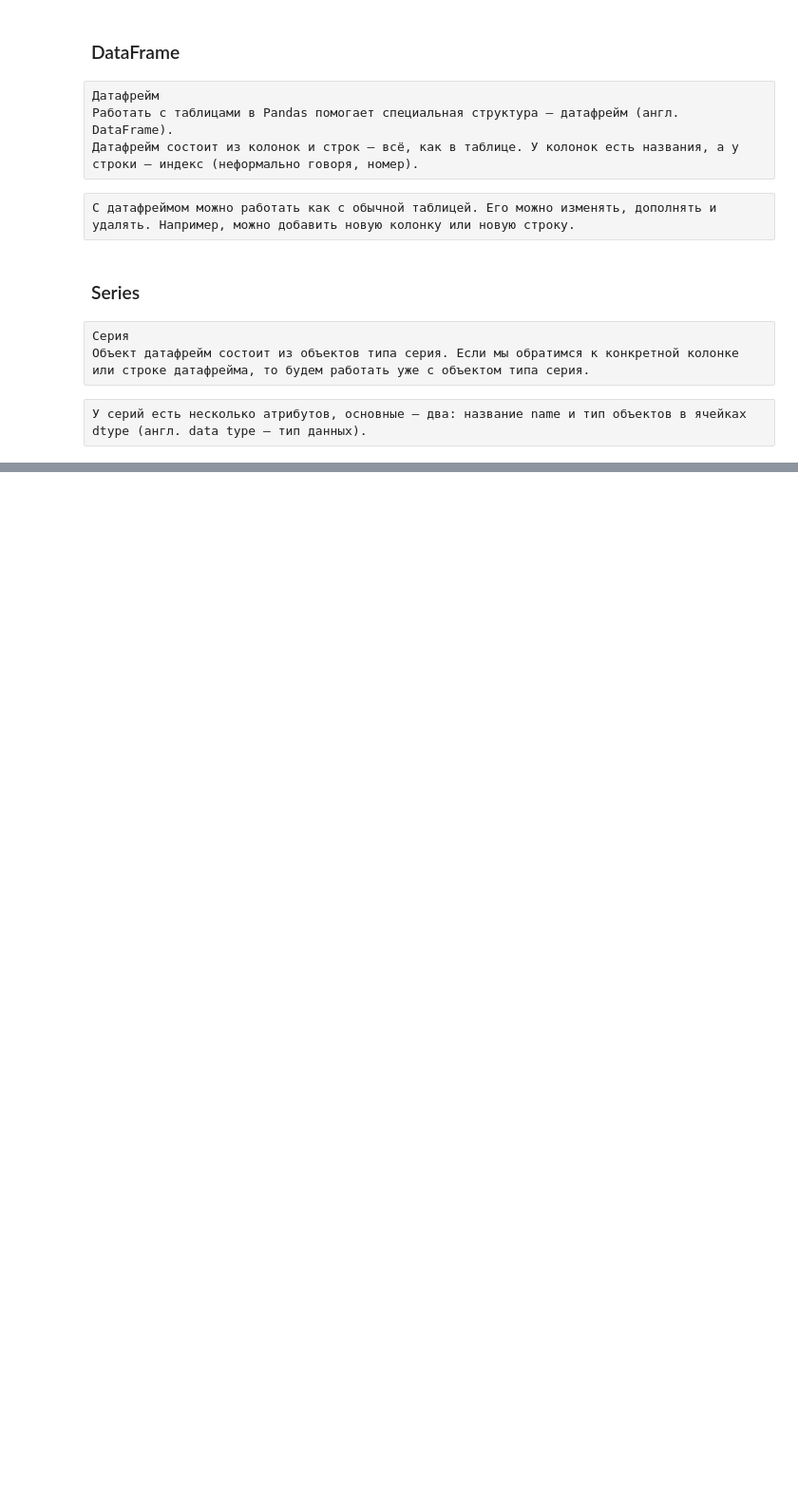
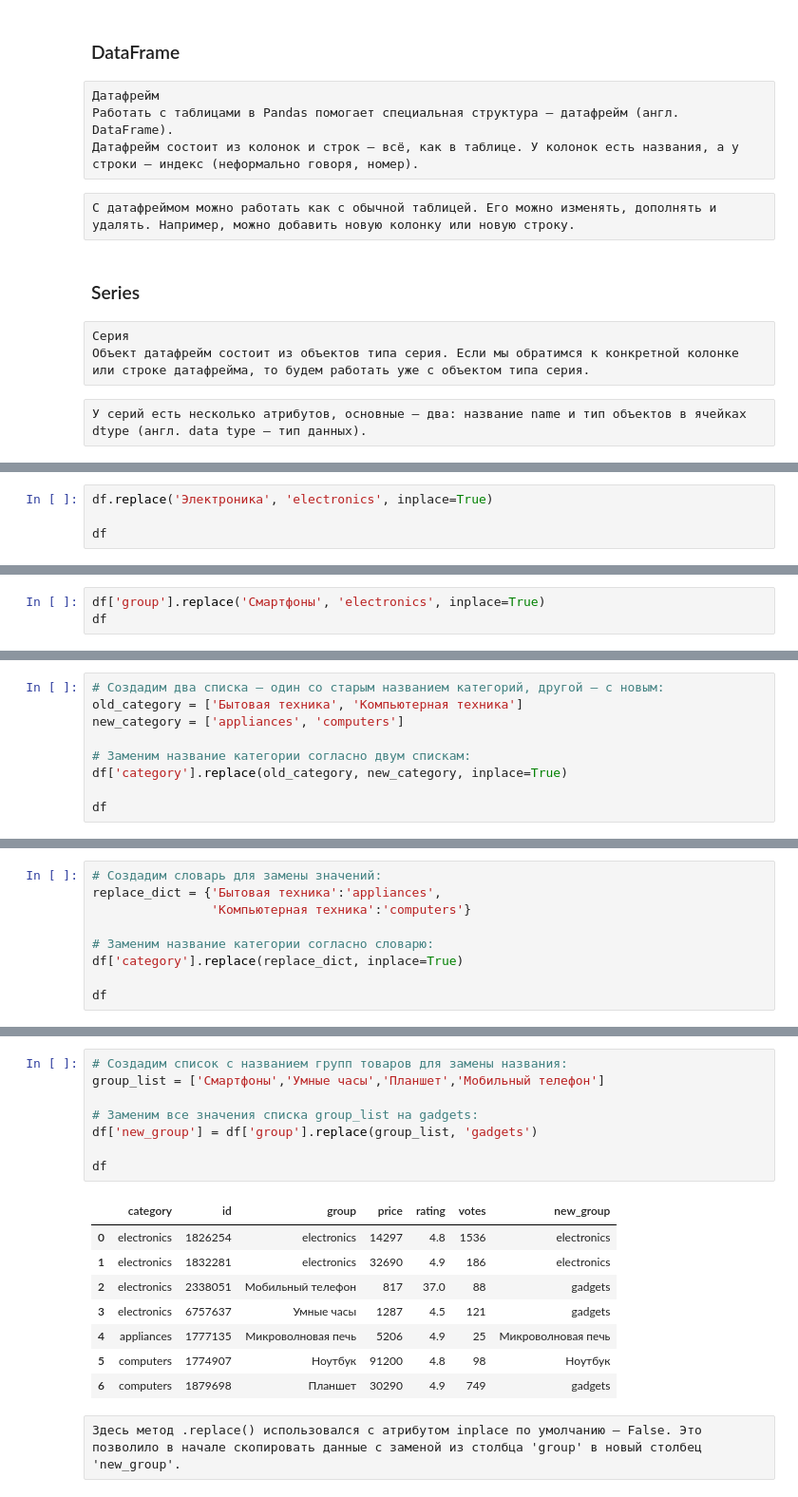
Before and after one commit to MaxWell-com/my-python-projects, a Jupyter notebook: Yandex_4_Pandas_basic.ipynb, the cells around one changed output, grey strips where cells are left out. Shown at 95% size. Saved outputs shown, nothing was run; the diff lists cells and outputs as text; blank space fills up the shorter version.

```diff
--- a/Yandex_4_Pandas_basic.ipynb
+++ b/Yandex_4_Pandas_basic.ipynb
@@ -420,0 +1253,4 @@ pip install pandas==2.0.1
+# %%
+df.replace('Электроника', 'electronics', inplace=True)
+
+df
@@ -420,0 +1266,3 @@ pip install pandas==2.0.1
+# %%
+df['group'].replace('Смартфоны', 'electronics', inplace=True)
+df
@@ -420,0 +1286,9 @@ pip install pandas==2.0.1
+# %%
+# Создадим два списка – один со старым названием категорий, другой – с новым:
+old_category = ['Бытовая техника', 'Компьютерная техника']
+new_category = ['appliances', 'computers']
+
+# Заменим название категории согласно двум спискам:
+df['category'].replace(old_category, new_category, inplace=True)
+
+df
@@ -420,0 +1310,9 @@ pip install pandas==2.0.1
+# %%
+# Создадим словарь для замены значений:
+replace_dict = {'Бытовая техника':'appliances',
+                'Компьютерная техника':'computers'}
+
+# Заменим название категории согласно словарю:
+df['category'].replace(replace_dict, inplace=True)
+
+df
@@ -420,0 +1330,19 @@ pip install pandas==2.0.1
+# %%
+# Создадим список с названием групп товаров для замены названия:
+group_list = ['Смартфоны','Умные часы','Планшет','Мобильный телефон']
+
+# Заменим все значения списка group_list на gadgets:
+df['new_group'] = df['group'].replace(group_list, 'gadgets')
+
+df
+# %% [output]
+|  | category | id | group | price | rating | votes | new_group |
+| 0 | electronics | 1826254 | electronics | 14297 | 4.8 | 1536 | electronics |
+| 1 | electronics | 1832281 | electronics | 32690 | 4.9 | 186 | electronics |
+| 2 | electronics | 2338051 | Мобильный телефон | 817 | 37.0 | 88 | gadgets |
+| 3 | electronics | 6757637 | Умные часы | 1287 | 4.5 | 121 | gadgets |
+| 4 | appliances | 1777135 | Микроволновая печь | 5206 | 4.9 | 25 | Микроволновая печь |
+| 5 | computers | 1774907 | Ноутбук | 91200 | 4.8 | 98 | Ноутбук |
+| 6 | computers | 1879698 | Планшет | 30290 | 4.9 | 749 | gadgets |
+# %% [raw]
+Здесь метод .replace() использовался с атрибутом inplace по умолчанию — False. Это позволило в начале скопировать данные с заменой из столбца 'group' в новый столбец 'new_group'.
```
Also changed, not shown: parts of 269 cells of this notebook, 1 other file.
